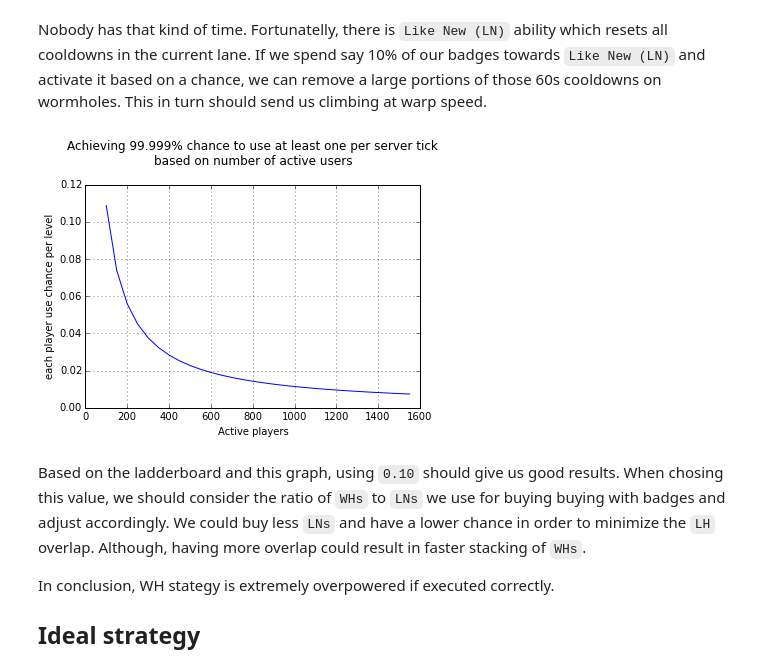
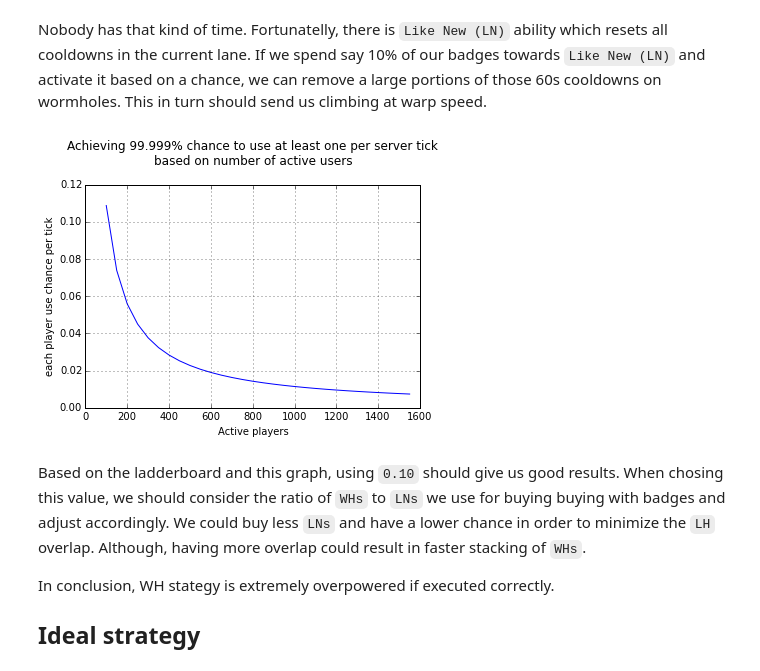
Before and after one commit to SteamGame/steamSummerMinigame, a Jupyter notebook: Analysis of WH spam strategy.ipynb, the cells around one changed output. Saved outputs shown, nothing was run; the diff lists cells and outputs as text; code cells hidden in the pictures.

```diff
--- a/Analysis of WH spam strategy.ipynb
+++ b/Analysis of WH spam strategy.ipynb
@@ -118,20 +118,20 @@ Nobody has that kind of time. Fortunatelly, there is `Like New (LN)` ability whi
 # %%
 chance_one_per_tick = 0.99999
 
 x = range(100,1600,50)
 y = map(lambda n_actives: 1-((1-chance_one_per_tick) ** (1.0/n_actives)), x)
 
 title = "Achieving %0.3f%% chance to use at least one per server tick" % (chance_one_per_tick * 100.0)
 title += "\nbased on number of active users\n"
 plt.title(title)
 
 plt.plot(x,y)
-plt.ylabel("each player use chance per level")
+plt.ylabel("each player use chance per tick")
 plt.xlabel("Active players")
 plt.grid(True)
 plt.show()
 # %% [output]
-[figure, old version]
+[figure, new version]
 # %% [markdown]
 Based on the ladderboard and this graph, using `0.10` should give us good results. When chosing this value, we should consider the ratio of `WHs` to `LNs` we use for buying buying with badges and adjust accordingly. We could buy less `LNs` and have a lower chance in order to minimize the `LH` overlap. Although, having more overlap could result in faster stacking of `WHs`.
 
```
